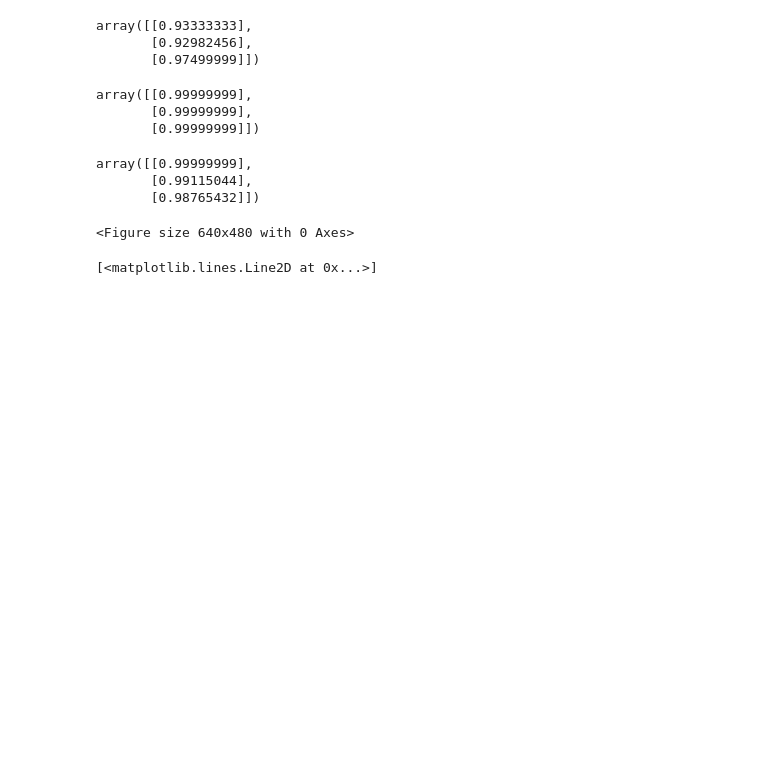
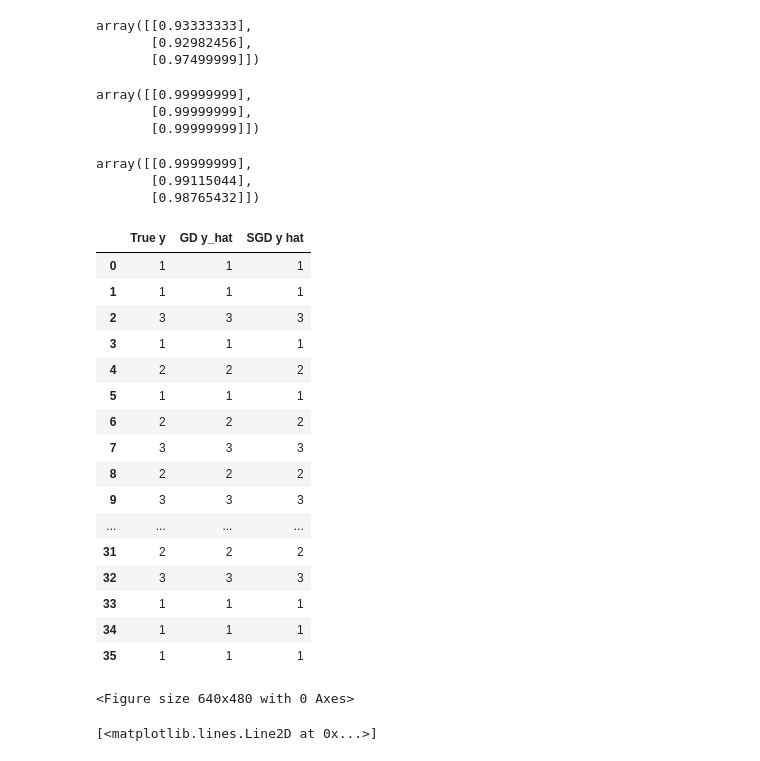
Before and after one commit to rsaif22/COMP-551, a Jupyter notebook: Assignment_1/a1.ipynb, the cells around one changed output. Cells and saved outputs as stored; diff of their text form; code cells hidden in the pictures; blank space fills up the shorter version.

```diff
--- a/Assignment_1/a1.ipynb
+++ b/Assignment_1/a1.ipynb
@@ -225,6 +225,30 @@ array([[0.99999999],
 array([[0.99999999],
        [0.99115044],
        [0.98765432]])
+# %%
+wine_y_hat_reg = logistic_reg_model.predict(wine_X_test)
+wine_y_hat_sgd = logistic_sgd_model.predict(wine_X_test)
+y_test_comp = np.column_stack((wine_y_test, wine_y_hat_reg, wine_y_hat_sgd))
+test_y_df = pd.DataFrame(y_test_comp, columns=["True y", "GD y_hat", "SGD y hat"])
+test_y_df
+# %% [output]
+|  | True y | GD y_hat | SGD y hat |
+| 0 | 1 | 1 | 1 |
+| 1 | 1 | 1 | 1 |
+| 2 | 3 | 3 | 3 |
+| 3 | 1 | 1 | 1 |
+| 4 | 2 | 2 | 2 |
+| 5 | 1 | 1 | 1 |
+| 6 | 2 | 2 | 2 |
+| 7 | 3 | 3 | 3 |
+| 8 | 2 | 2 | 2 |
+| 9 | 3 | 3 | 3 |
+| ... | ... | ... | ... |
+| 31 | 2 | 2 | 2 |
+| 32 | 3 | 3 | 3 |
+| 33 | 1 | 1 | 1 |
+| 34 | 1 | 1 | 1 |
+| 35 | 1 | 1 | 1 |
 # %%
 
 plt.figure()
```
